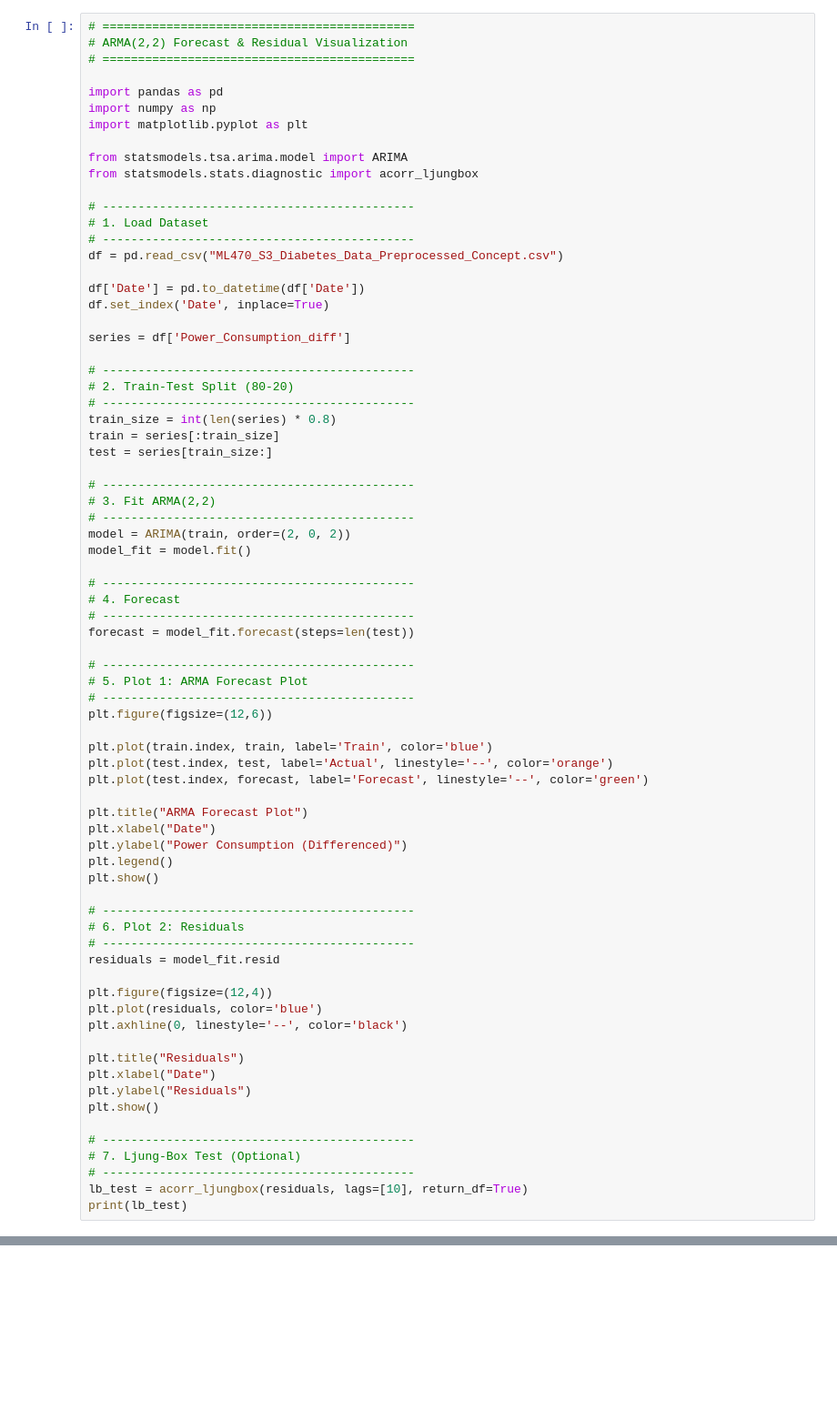
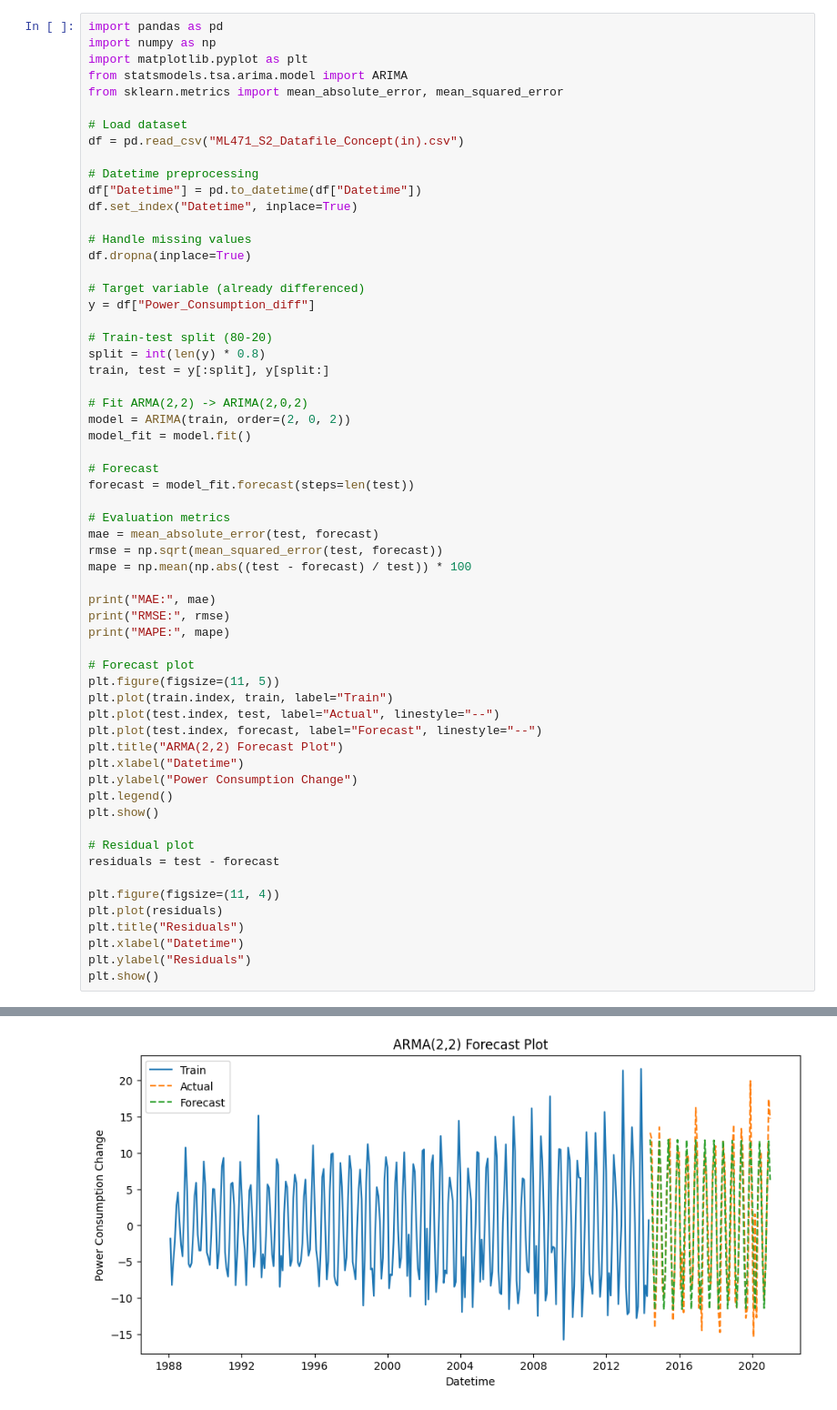
Before and after one commit to Manoj-587/PE_4, a Jupyter notebook: Day3/c1.ipynb, the cells around one changed output, grey strips where cells are left out. Shown at 91% size. Drawn from its saved outputs; the diff is of its cells as text; blank space fills up the shorter version.

```diff
--- a/Day3/c1.ipynb
+++ b/Day3/c1.ipynb
@@ -1,75 +1,61 @@
 # %%
-# ============================================
-# ARMA(2,2) Forecast & Residual Visualization
-# ============================================
-
 import pandas as pd
 import numpy as np
 import matplotlib.pyplot as plt
+from statsmodels.tsa.arima.model import ARIMA
+from sklearn.metrics import mean_absolute_error, mean_squared_error
 
-from statsmodels.tsa.arima.model import ARIMA
-from statsmodels.stats.diagnostic import acorr_ljungbox
+# Load dataset
+df = pd.read_csv("ML471_S2_Datafile_Concept(in).csv")
 
-# --------------------------------------------
-# 1. Load Dataset
-# --------------------------------------------
-df = pd.read_csv("ML470_S3_Diabetes_Data_Preprocessed_Concept.csv")
+# Datetime preprocessing
+df["Datetime"] = pd.to_datetime(df["Datetime"])
+df.set_index("Datetime", inplace=True)
 
-df['Date'] = pd.to_datetime(df['Date'])
-df.set_index('Date', inplace=True)
+# Handle missing values
+df.dropna(inplace=True)
 
-series = df['Power_Consumption_diff']
+# Target variable (already differenced)
+y = df["Power_Consumption_diff"]
 
-# --------------------------------------------
-# 2. Train-Test Split (80-20)
-# --------------------------------------------
-train_size = int(len(series) * 0.8)
-train = series[:train_size]
-test = series[train_size:]
+# Train-test split (80-20)
+split = int(len(y) * 0.8)
+train, test = y[:split], y[split:]
 
-# --------------------------------------------
-# 3. Fit ARMA(2,2)
-# --------------------------------------------
+# Fit ARMA(2,2) -> ARIMA(2,0,2)
 model = ARIMA(train, order=(2, 0, 2))
 model_fit = model.fit()
 
-# --------------------------------------------
-# 4. Forecast
-# --------------------------------------------
+# Forecast
 forecast = model_fit.forecast(steps=len(test))
 
-# --------------------------------------------
-# 5. Plot 1: ARMA Forecast Plot
-# --------------------------------------------
-plt.figure(figsize=(12,6))
+# Evaluation metrics
+mae = mean_absolute_error(test, forecast)
+rmse = np.sqrt(mean_squared_error(test, forecast))
+mape = np.mean(np.abs((test - forecast) / test)) * 100
 
-plt.plot(train.index, train, label='Train', color='blue')
-plt.plot(test.index, test, label='Actual', linestyle='--', color='orange')
-plt.plot(test.index, forecast, label='Forecast', linestyle='--', color='green')
+print("MAE:", mae)
+print("RMSE:", rmse)
+print("MAPE:", mape)
 
-plt.title("ARMA Forecast Plot")
-plt.xlabel("Date")
-plt.ylabel("Power Consumption (Differenced)")
+# Forecast plot
+plt.figure(figsize=(11, 5))
+plt.plot(train.index, train, label="Train")
+plt.plot(test.index, test, label="Actual", linestyle="--")
+plt.plot(test.index, forecast, label="Forecast", linestyle="--")
+plt.title("ARMA(2,2) Forecast Plot")
+plt.xlabel("Datetime")
+plt.ylabel("Power Consumption Change")
 plt.legend()
 plt.show()
 
-# --------------------------------------------
-# 6. Plot 2: Residuals
-# --------------------------------------------
-residuals = model_fit.resid
+# Residual plot
+residuals = test - forecast
 
-plt.figure(figsize=(12,4))
-plt.plot(residuals, color='blue')
-plt.axhline(0, linestyle='--', color='black')
-
+plt.figure(figsize=(11, 4))
+plt.plot(residuals)
 plt.title("Residuals")
-plt.xlabel("Date")
+plt.xlabel("Datetime")
 plt.ylabel("Residuals")
 plt.show()
-
-# --------------------------------------------
-# 7. Ljung-Box Test (Optional)
-# --------------------------------------------
-lb_test = acorr_ljungbox(residuals, lags=[10], return_df=True)
-print(lb_test)
 # %% [output]
@@ -76,0 +65 @@ KeyError: 'Date'
+[figure, added]
```
Also changed, not shown: parts of 1 cell of this notebook, 9 other files.
